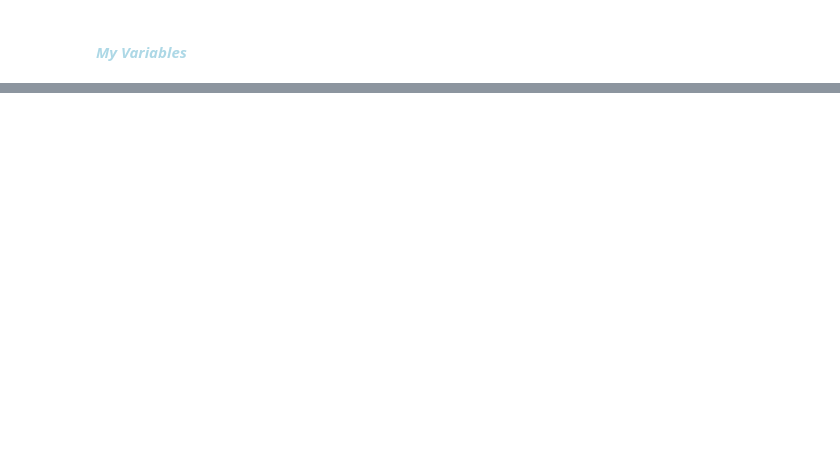
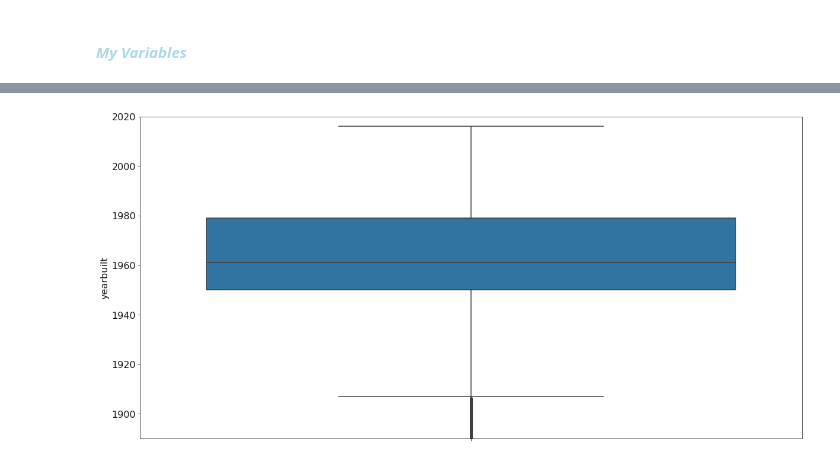
Before and after one commit to efuller11/Thinkful, a Jupyter notebook: Capstone Housing Market.ipynb, the cells around one changed output, grey strips where cells are left out. Cells and saved outputs as stored; diff of their text form; code cells hidden in the pictures; blank space fills up the shorter version.

```diff
--- a/Capstone Housing Market.ipynb
+++ b/Capstone Housing Market.ipynb
@@ -188,0 +91,6 @@ dtype: float64
+# %%
+sns.boxplot(y= year_built)
+plt.ylim(1890, 2020)
+plt.show()
+# %% [output]
+[figure, added]
```
Also changed, not shown: parts of 47 cells of this notebook.
